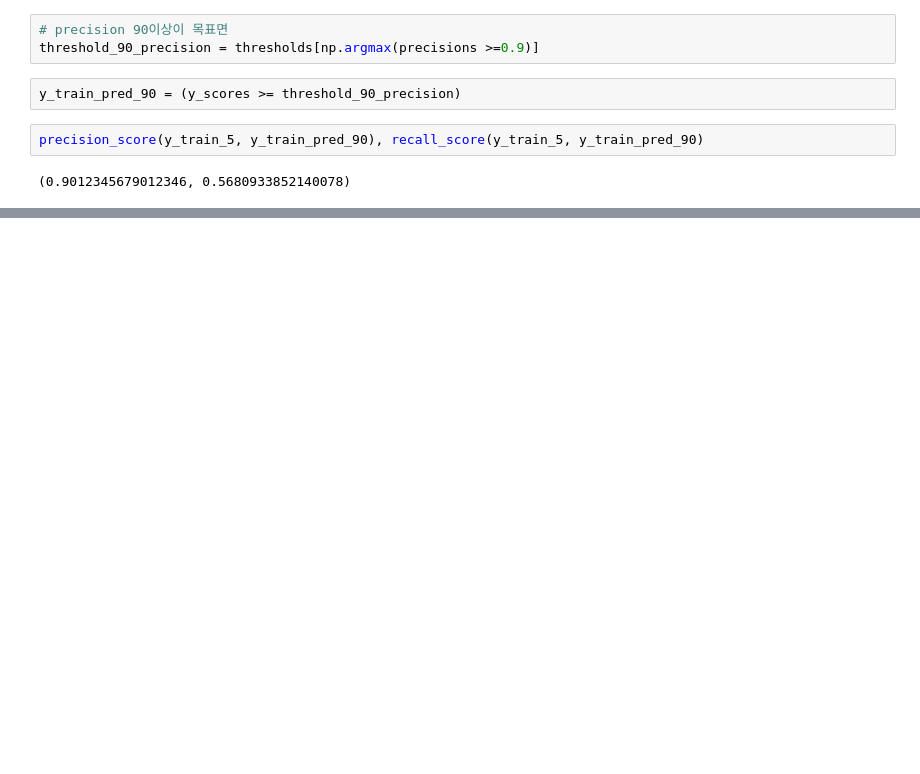
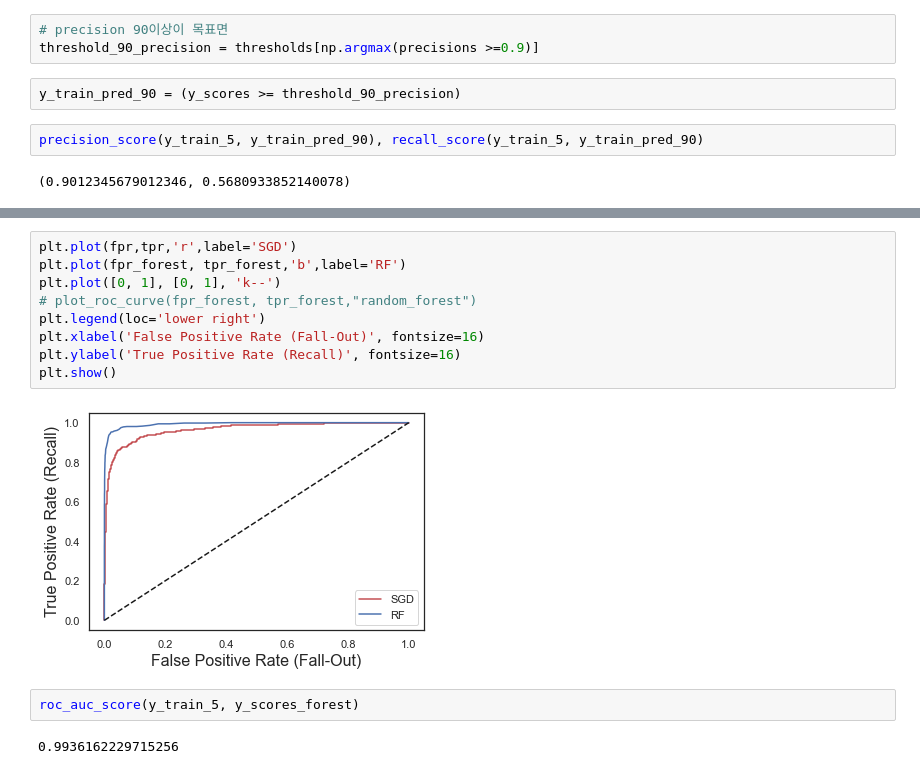
Before and after one commit to yeonghwanchoi/TIL, a Jupyter notebook: hands_on_ML/HOML_classification_.ipynb, the cells around one changed output, grey strips where cells are left out. Drawn from its saved outputs; the diff is of its cells as text; blank space fills up the shorter version.

```diff
--- a/hands_on_ML/HOML_classification_.ipynb
+++ b/hands_on_ML/HOML_classification_.ipynb
@@ -205,0 +241,15 @@ precision_score(y_train_5, y_train_pred_90), recall_score(y_train_5, y_train_pre
+# %%
+plt.plot(fpr,tpr,'r',label='SGD')
+plt.plot(fpr_forest, tpr_forest,'b',label='RF')
+plt.plot([0, 1], [0, 1], 'k--')
+# plot_roc_curve(fpr_forest, tpr_forest,"random_forest")
+plt.legend(loc='lower right')
+plt.xlabel('False Positive Rate (Fall-Out)', fontsize=16)
+plt.ylabel('True Positive Rate (Recall)', fontsize=16)
+plt.show()
+# %% [output]
+[figure, added]
+# %%
+roc_auc_score(y_train_5, y_scores_forest)
+# %% [output]
+0.9936162229715256
```
Also changed, not shown: parts of 13 cells of this notebook.
